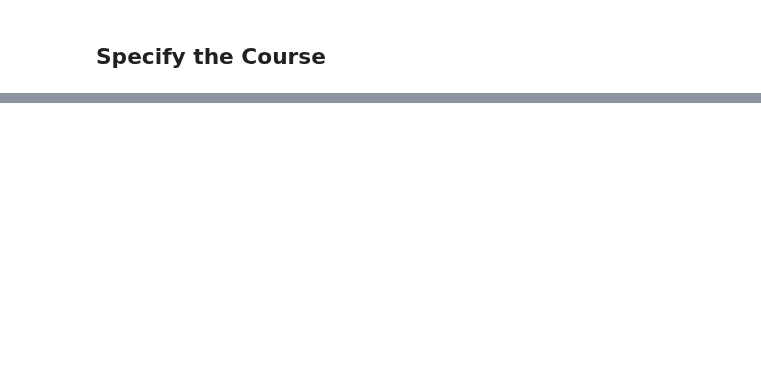
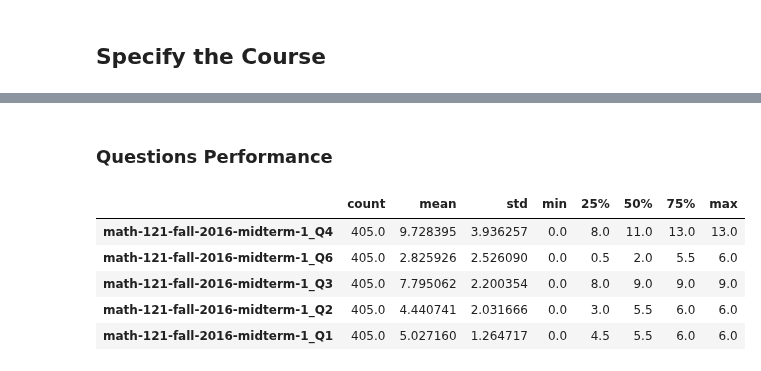
Before and after one commit to colliand/cm-api-experiments, a Jupyter notebook: scores-from-assessments-in-course-public.ipynb, the cells around one changed output, grey strips where cells are left out. Saved outputs shown, nothing was run; the diff lists cells and outputs as text; code cells hidden in the pictures; blank space fills up the shorter version.

```diff
--- a/scores-from-assessments-in-course-public.ipynb
+++ b/scores-from-assessments-in-course-public.ipynb
@@ -250,0 +174,23 @@ len(dgda)
+# %%
+## Merge scores from all the assessments in the course into a single data frame.
+## Note start of iteration at 1 instead of 0 due to initialization step above.
+dge = dg0
+print(0, assessments['data'][0]['id'])
+for k in range(1,len(assessments['data'])):
+## Restrict attention to specified assessments
+## for k in [3,5]:
+    print(k, assessments['data'][k]['id'])
+    assess_slug = assessments['data'][k]['id']
+    #URL for API, Crowdmark API URL in this case
+    url1 = 'https://app.crowdmark.com/api/assessments/' + assess_slug + '/results.csv' + '?api_key=' + apiKey
+    dg1 = pd.read_csv(url1)
+    dg1 = dg1.drop(['Crowdmark ID', 'Score URL', 'Name', 'Student ID Number',
+       'Total', 'MC-total', 'Started At',
+       'Penalty', 'Custom Penalty', 'Total After Penalty', 'Submitted At', 'Started At',
+       'State'], axis=1, errors='ignore')
+    dg1.columns = assess_slug + '_' + dg1.columns.values
+#   restore `Email` as column name for merge
+    dg1.rename(columns={assess_slug + '_' + 'Email': 'Email'}, inplace=True)
+#   The next line merges the recently defined `dg1` data frame into the growing `dge` data frame using `Email` to define the join.
+    dge = dge.merge(dg1, left_on=['Email'],
+                 right_on=['Email'], how='outer')
@@ -250,0 +315,2 @@ len(dgda)
+# %% [markdown]
+### Questions Performance
@@ -250,0 +319,9 @@ len(dgda)
+# %%
+scores.describe(include=[np.number]).transpose().sort_values(by='std', ascending = False)
+# %% [output]
+|  | count | mean | std | min | 25% | 50% | 75% | max |
+| math-121-fall-2016-midterm-1_Q4 | 405.0 | 9.728395 | 3.936257 | 0.0 | 8.0 | 11.0 | 13.0 | 13.0 |
+| math-121-fall-2016-midterm-1_Q6 | 405.0 | 2.825926 | 2.526090 | 0.0 | 0.5 | 2.0 | 5.5 | 6.0 |
+| math-121-fall-2016-midterm-1_Q3 | 405.0 | 7.795062 | 2.200354 | 0.0 | 8.0 | 9.0 | 9.0 | 9.0 |
+| math-121-fall-2016-midterm-1_Q2 | 405.0 | 4.440741 | 2.031666 | 0.0 | 3.0 | 5.5 | 6.0 | 6.0 |
+| math-121-fall-2016-midterm-1_Q1 | 405.0 | 5.027160 | 1.264717 | 0.0 | 4.5 | 5.5 | 6.0 | 6.0 |
```
Also changed, not shown: parts of 81 cells of this notebook.
